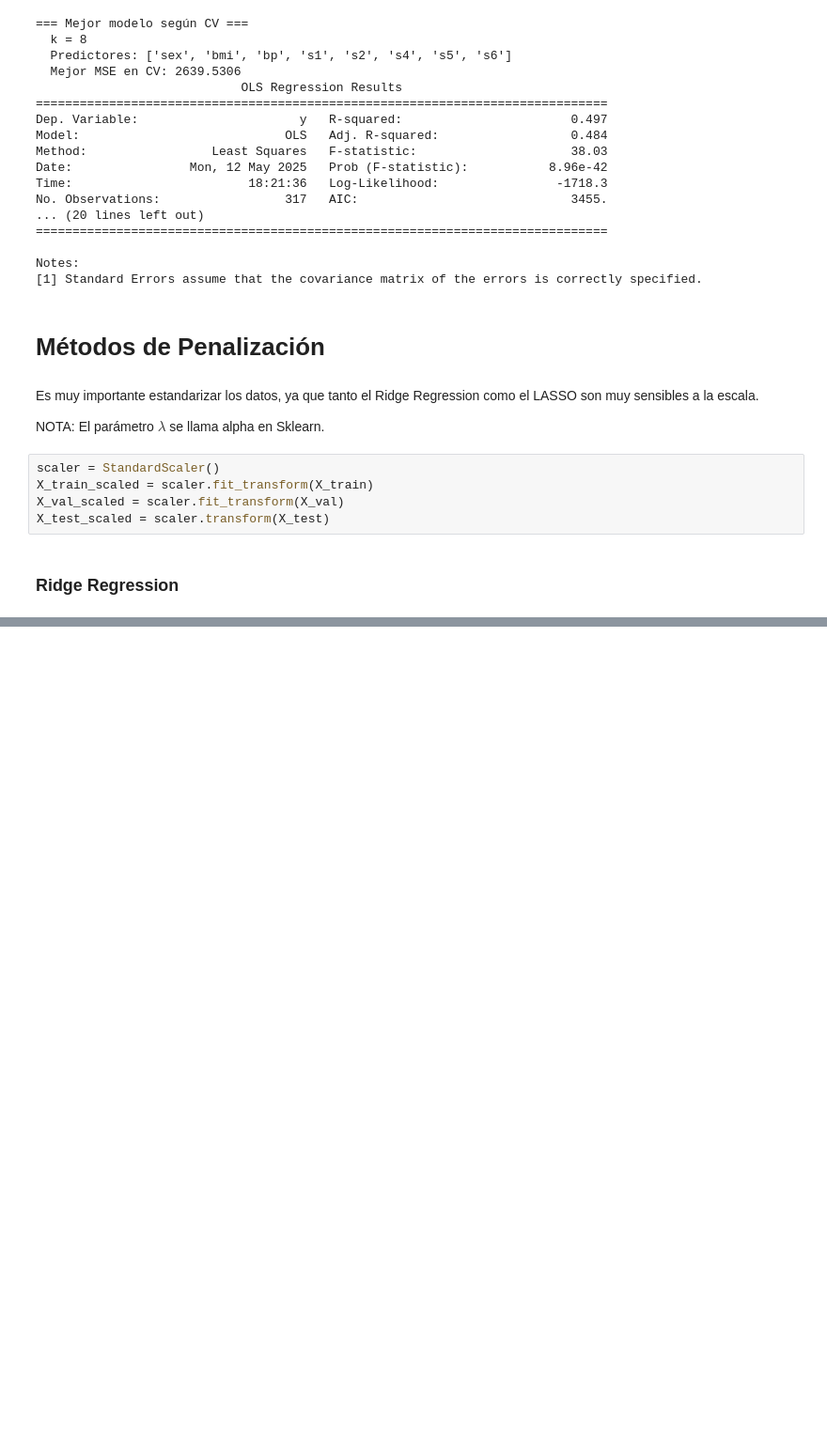
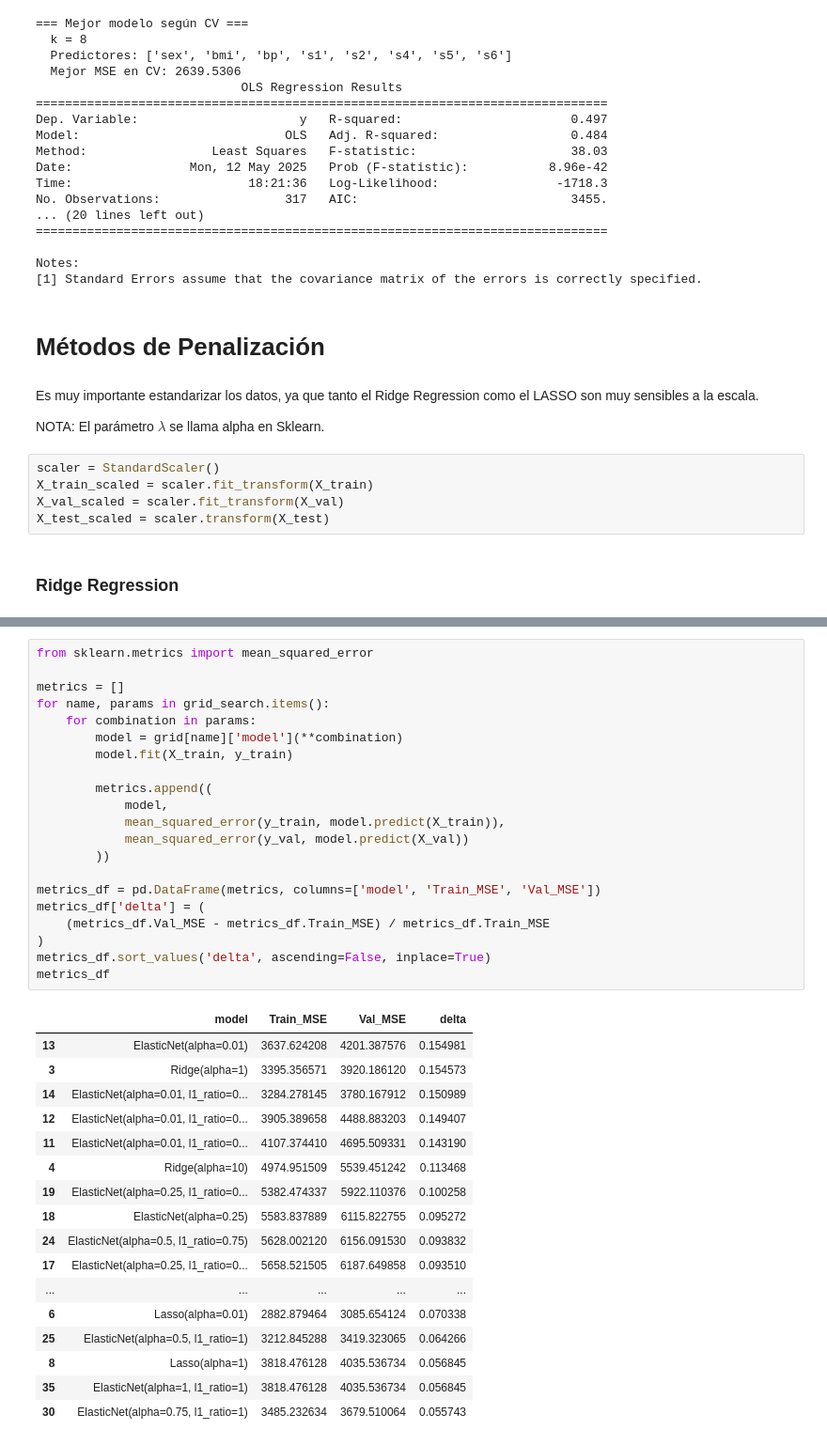
Before and after one commit to MalenaSancho/TFG, a Jupyter notebook: TFG/TFG_Python.ipynb, the cells around one changed output, grey strips where cells are left out. Shown: that part at 94% size. Drawn from its saved outputs; the diff is of its cells as text; blank space fills up the shorter version.

```diff
--- a/TFG/TFG_Python.ipynb
+++ b/TFG/TFG_Python.ipynb
@@ -1135,0 +1424,39 @@ X_test_scaled = scaler.transform(X_test)
+# %%
+from sklearn.metrics import mean_squared_error
+
+metrics = []
+for name, params in grid_search.items():
+    for combination in params:
+        model = grid[name]['model'](**combination)
+        model.fit(X_train, y_train)
+
+        metrics.append((
+            model,
+            mean_squared_error(y_train, model.predict(X_train)),
+            mean_squared_error(y_val, model.predict(X_val))
+        ))
+
+metrics_df = pd.DataFrame(metrics, columns=['model', 'Train_MSE', 'Val_MSE'])
+metrics_df['delta'] = (
+    (metrics_df.Val_MSE - metrics_df.Train_MSE) / metrics_df.Train_MSE
+)
+metrics_df.sort_values('delta', ascending=False, inplace=True)
+metrics_df
+# %% [output]
+|  | model | Train_MSE | Val_MSE | delta |
+| 13 | ElasticNet(alpha=0.01) | 3637.624208 | 4201.387576 | 0.154981 |
+| 3 | Ridge(alpha=1) | 3395.356571 | 3920.186120 | 0.154573 |
+| 14 | ElasticNet(alpha=0.01, l1_ratio=0... | 3284.278145 | 3780.167912 | 0.150989 |
+| 12 | ElasticNet(alpha=0.01, l1_ratio=0... | 3905.389658 | 4488.883203 | 0.149407 |
+| 11 | ElasticNet(alpha=0.01, l1_ratio=0... | 4107.374410 | 4695.509331 | 0.143190 |
+| 4 | Ridge(alpha=10) | 4974.951509 | 5539.451242 | 0.113468 |
+| 19 | ElasticNet(alpha=0.25, l1_ratio=0... | 5382.474337 | 5922.110376 | 0.100258 |
+| 18 | ElasticNet(alpha=0.25) | 5583.837889 | 6115.822755 | 0.095272 |
+| 24 | ElasticNet(alpha=0.5, l1_ratio=0.75) | 5628.002120 | 6156.091530 | 0.093832 |
+| 17 | ElasticNet(alpha=0.25, l1_ratio=0... | 5658.521505 | 6187.649858 | 0.093510 |
+| ... | ... | ... | ... | ... |
+| 6 | Lasso(alpha=0.01) | 2882.879464 | 3085.654124 | 0.070338 |
+| 25 | ElasticNet(alpha=0.5, l1_ratio=1) | 3212.845288 | 3419.323065 | 0.064266 |
+| 8 | Lasso(alpha=1) | 3818.476128 | 4035.536734 | 0.056845 |
+| 35 | ElasticNet(alpha=1, l1_ratio=1) | 3818.476128 | 4035.536734 | 0.056845 |
+| 30 | ElasticNet(alpha=0.75, l1_ratio=1) | 3485.232634 | 3679.510064 | 0.055743 |
```
Also changed, not shown: parts of 9 cells of this notebook.
